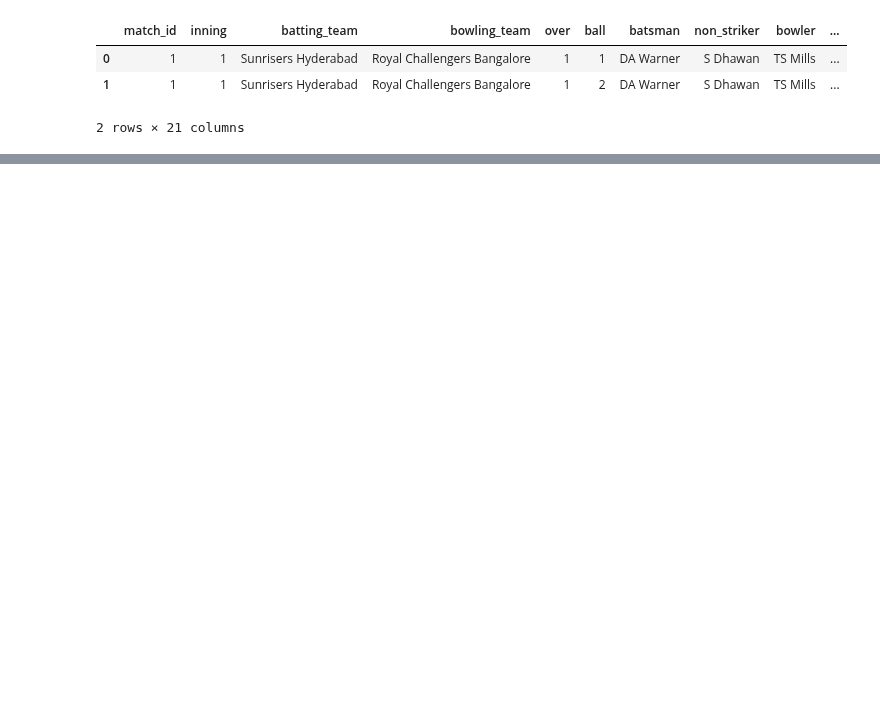
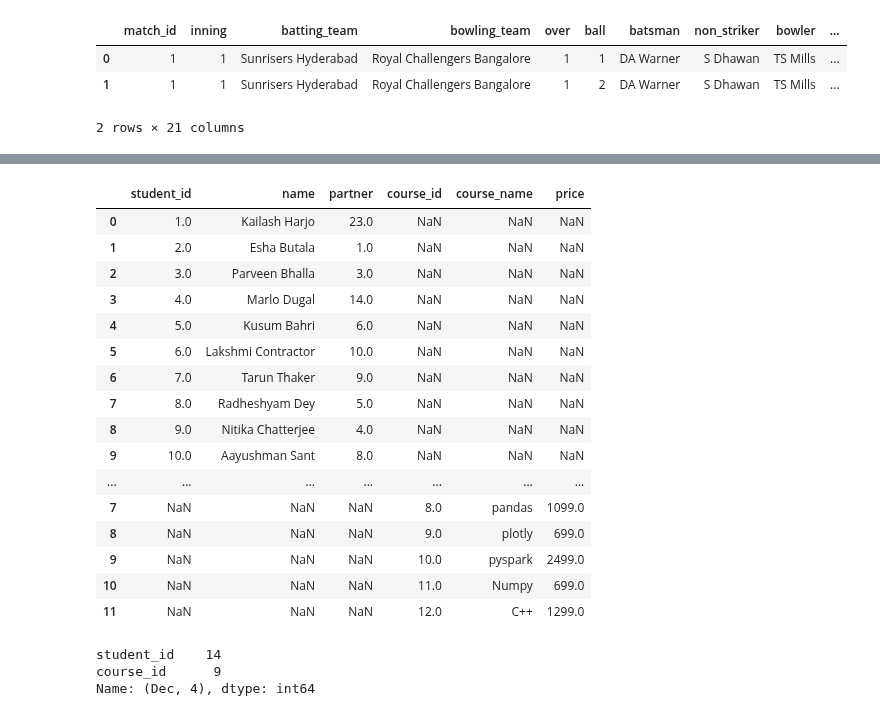
Before and after one commit to fahim-506/eda-with-python, a Jupyter notebook: notebooks/08_pandas_merging.ipynb, the cells around one changed output, grey strips where cells are left out. Saved outputs shown, nothing was run; the diff lists cells and outputs as text; code cells hidden in the pictures; blank space fills up the shorter version.

```diff
--- a/notebooks/08_pandas_merging.ipynb
+++ b/notebooks/08_pandas_merging.ipynb
@@ -48,0 +77,28 @@ delivery.head(2)
+# %%
+pd.concat([students,courses])
+# %% [output]
+|  | student_id | name | partner | course_id | course_name | price |
+| 0 | 1.0 | Kailash Harjo | 23.0 | NaN | NaN | NaN |
+| 1 | 2.0 | Esha Butala | 1.0 | NaN | NaN | NaN |
+| 2 | 3.0 | Parveen Bhalla | 3.0 | NaN | NaN | NaN |
+| 3 | 4.0 | Marlo Dugal | 14.0 | NaN | NaN | NaN |
+| 4 | 5.0 | Kusum Bahri | 6.0 | NaN | NaN | NaN |
+| 5 | 6.0 | Lakshmi Contractor | 10.0 | NaN | NaN | NaN |
+| 6 | 7.0 | Tarun Thaker | 9.0 | NaN | NaN | NaN |
+| 7 | 8.0 | Radheshyam Dey | 5.0 | NaN | NaN | NaN |
+| 8 | 9.0 | Nitika Chatterjee | 4.0 | NaN | NaN | NaN |
+| 9 | 10.0 | Aayushman Sant | 8.0 | NaN | NaN | NaN |
+| ... | ... | ... | ... | ... | ... | ... |
+| 7 | NaN | NaN | NaN | 8.0 | pandas | 1099.0 |
+| 8 | NaN | NaN | NaN | 9.0 | plotly | 699.0 |
+| 9 | NaN | NaN | NaN | 10.0 | pyspark | 2499.0 |
+| 10 | NaN | NaN | NaN | 11.0 | Numpy | 699.0 |
+| 11 | NaN | NaN | NaN | 12.0 | C++ | 1299.0 |
+# %%
+multi = pd.concat([nov,dec],keys=['Nov','Dec'])
+# Multiindex DataFrame
+multi.loc[('Dec',4)]
+# %% [output]
+student_id    14
+course_id      9
+Name: (Dec, 4), dtype: int64
```
Also changed, not shown: parts of 20 cells of this notebook.
